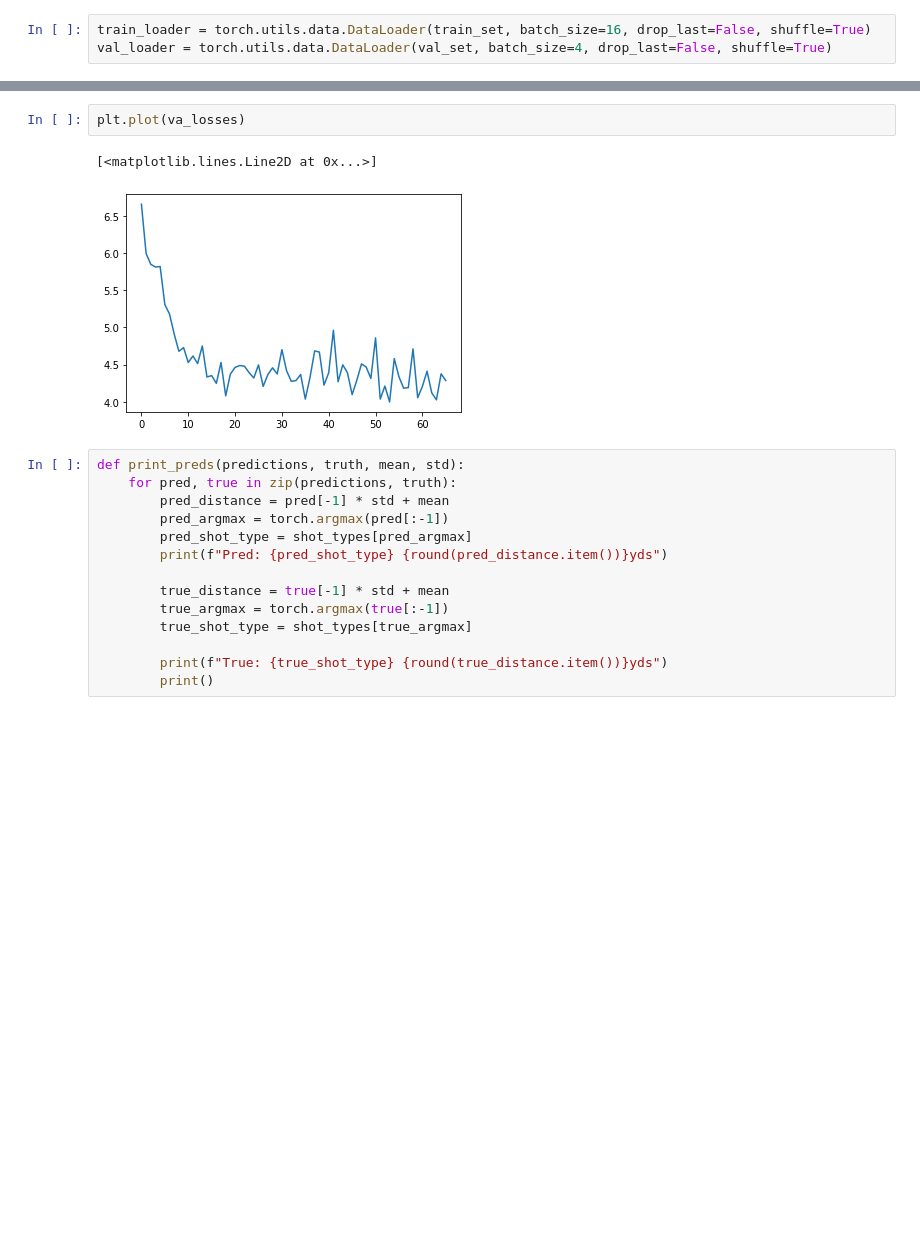
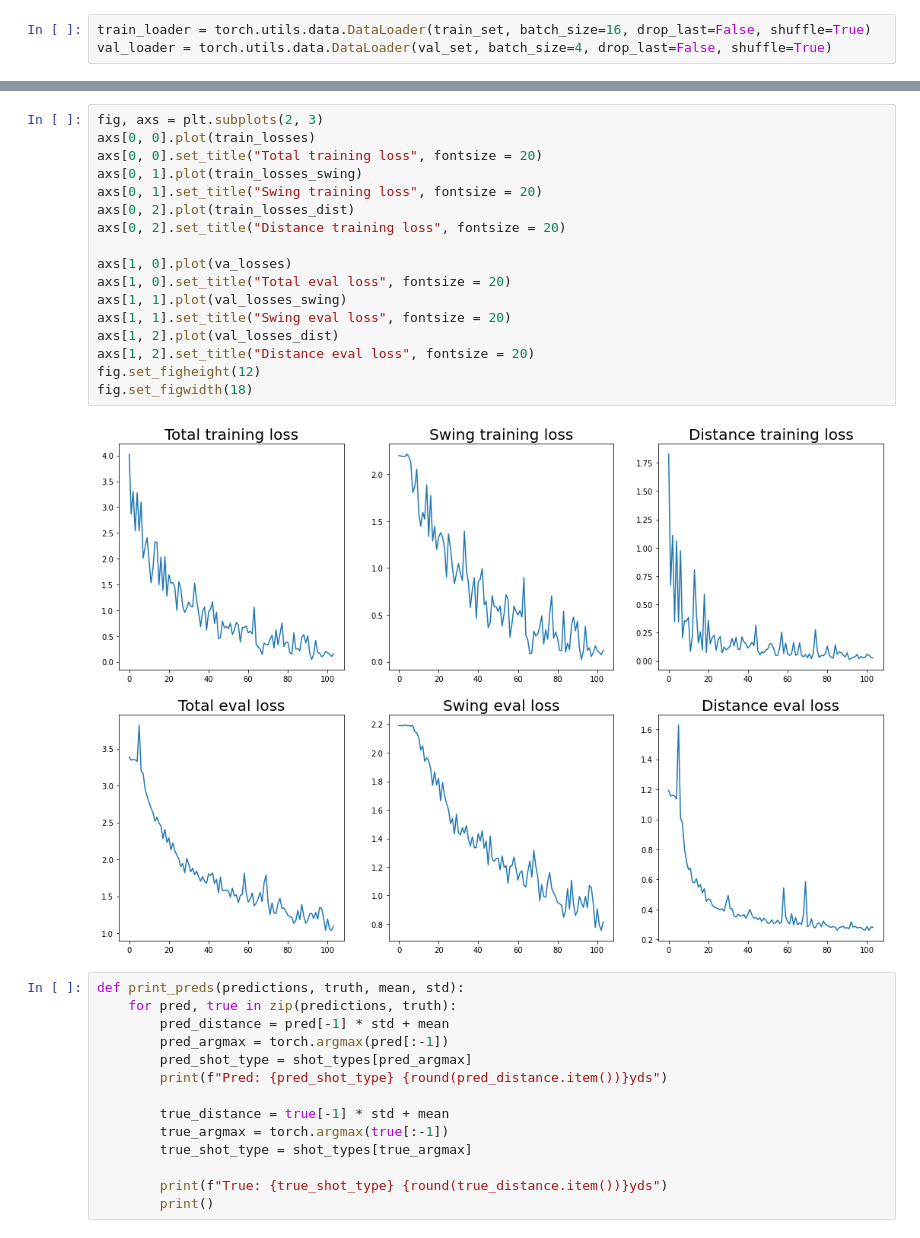
Before and after one commit to austinbeauch/swing_classifier, a Jupyter notebook: train.ipynb, the cells around one changed output, grey strips where cells are left out. Saved outputs shown, nothing was run; the diff lists cells and outputs as text; blank space fills up the shorter version.

```diff
--- a/train.ipynb
+++ b/train.ipynb
@@ -157,8 +191,22 @@ for e in range(epochs):
-# %%
-plt.plot(va_losses)
-# %% [output]
-[<matplotlib.lines.Line2D at 0x...>]
-[figure, removed]
+# %%
+fig, axs = plt.subplots(2, 3)
+axs[0, 0].plot(train_losses)
+axs[0, 0].set_title("Total training loss", fontsize = 20)
+axs[0, 1].plot(train_losses_swing)
+axs[0, 1].set_title("Swing training loss", fontsize = 20)
+axs[0, 2].plot(train_losses_dist)
+axs[0, 2].set_title("Distance training loss", fontsize = 20)
+
+axs[1, 0].plot(va_losses)
+axs[1, 0].set_title("Total eval loss", fontsize = 20)
+axs[1, 1].plot(val_losses_swing)
+axs[1, 1].set_title("Swing eval loss", fontsize = 20)
+axs[1, 2].plot(val_losses_dist)
+axs[1, 2].set_title("Distance eval loss", fontsize = 20)
+fig.set_figheight(12)
+fig.set_figwidth(18)
+# %% [output]
+[figure, added]
 # %%
 def print_preds(predictions, truth, mean, std):
     for pred, true in zip(predictions, truth):
```
Also changed, not shown: parts of 19 cells of this notebook, 4 other files.
